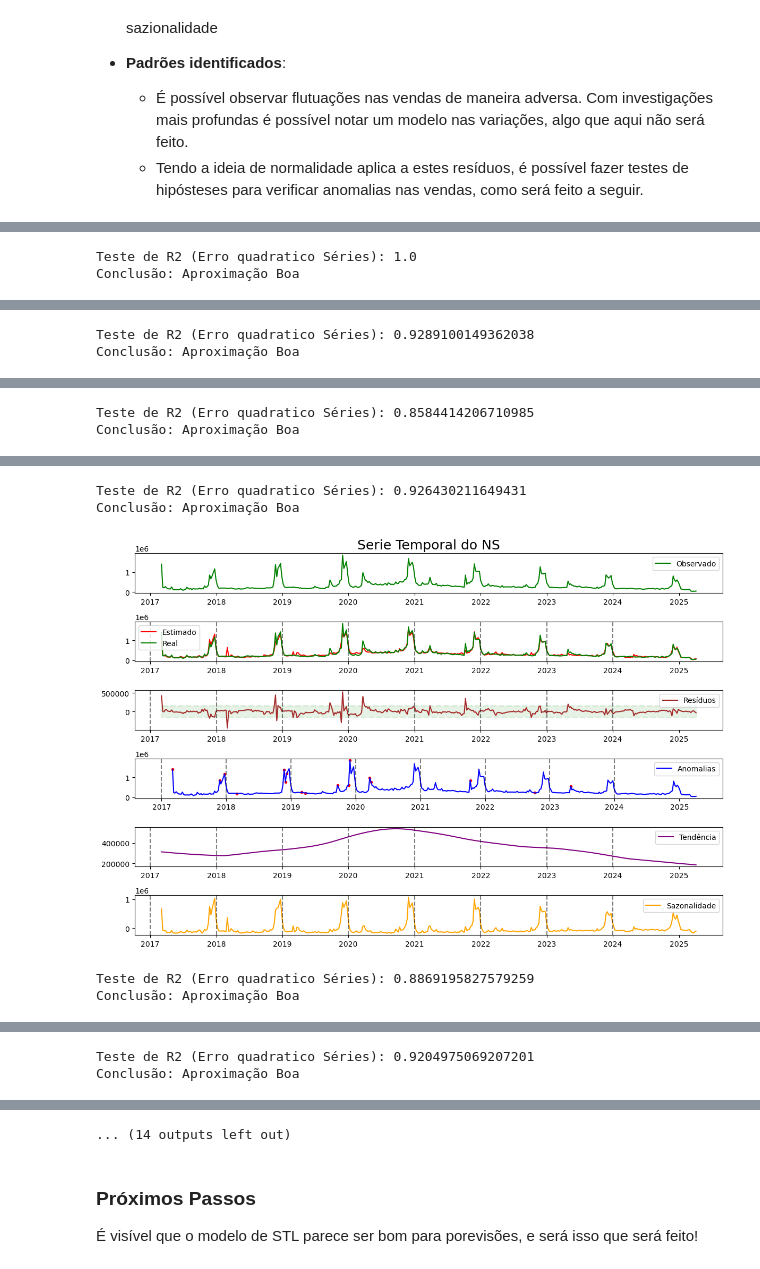
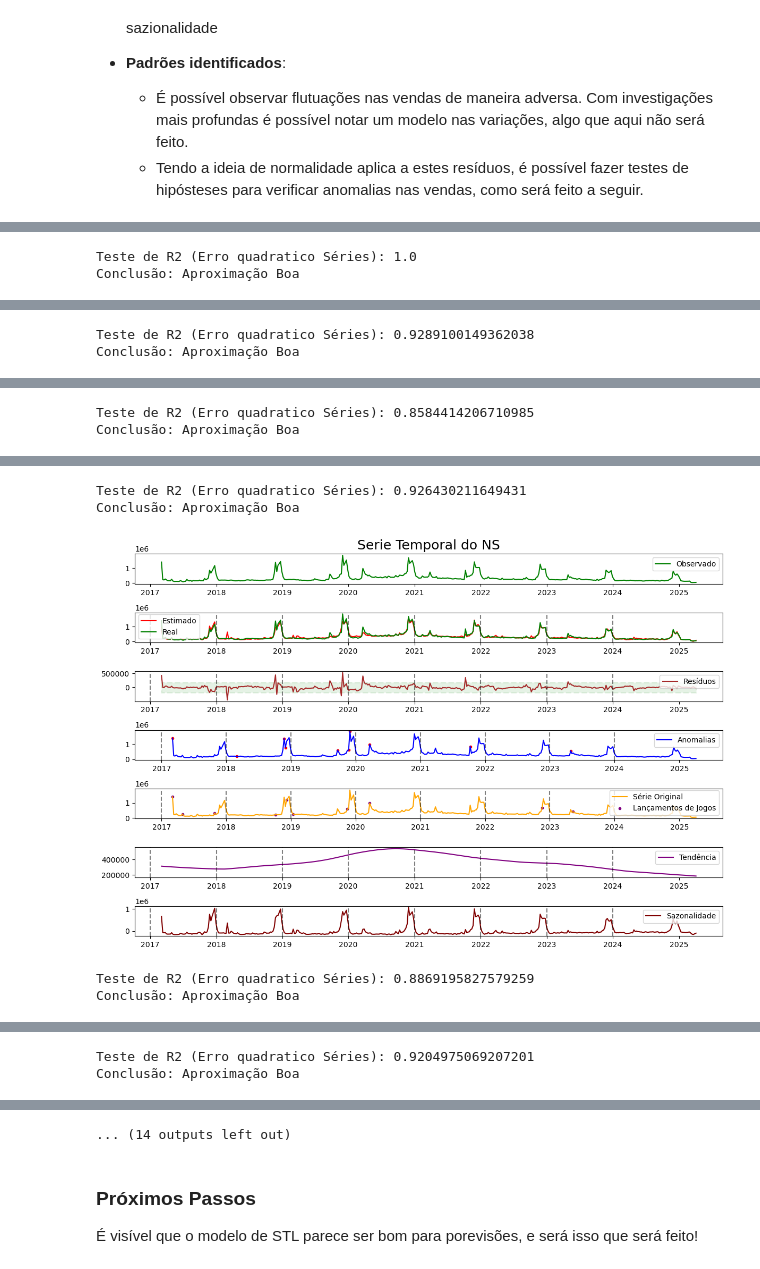
Before and after one commit to FramesPerStatistic/Console_Analyses, a Jupyter notebook: notebooks/serie_temp_console.ipynb, the cells around one changed output, grey strips where cells are left out. Drawn from its saved outputs; the diff is of its cells as text; code cells hidden in the pictures.

Commit message:
[DATA + FEAT] New graphs + top10 games per console

```diff
--- a/notebooks/serie_temp_console.ipynb
+++ b/notebooks/serie_temp_console.ipynb
@@ -14,3 +15,8 @@ import numpy as np #manipulação de vetores
 from datetime import datetime #TAD dados temporais
 import scipy.stats #biblioteca para estatísticas básicas
 from statsmodels.tsa.seasonal import STL #decomposição da série
+# %%
+df_games = pd.read_csv('../data/games.csv',parse_dates=['week'])
+df_games['week'] = pd.to_datetime(df_games['week'])
+df_games = df_games.set_index("week")
+df_games
@@ -179,21 +208,22 @@ Finalizando, agora segue os gráficos para nos mostrar os resultados. Primeiro v
 # %%
 for console in consoles:
-    actual_series = df[console].dropna()
-    actual_series = actual_series[actual_series != 0]
-    decomposition = STL(actual_series, period=52).fit()
+    current_series = df[console].dropna()
+    current_series = current_series[current_series != 0]
+    current_games = df_games[df_games['console'] == console]
+    decomposition = STL(current_series, period=52).fit()
 
-    date_min = actual_series.index.min().year
-    date_max = actual_series.index.max().year
+    date_min = current_series.index.min().year
+    date_max = current_series.index.max().year
 
     plt.figure(figsize=(12, 8))
-    plt.subplot(611)
+    plt.subplot(711)
     plt.title(f'Serie Temporal do {console}', fontsize=18)
-    plt.plot(actual_series,color='green', label='Observado')
+    plt.plot(current_series,color='green', label='Observado')
     plt.legend()
 
-    plt.subplot(612)
+    plt.subplot(712)
     ss_res = np.sum(decomposition.resid**2)
-    ss_tot = np.sum((actual_series - np.mean(actual_series))**2)
+    ss_tot = np.sum((current_series - np.mean(current_series))**2)
     r2 = 1 - (ss_res / ss_tot)
 
     text_test = (
@@ -204,21 +234,22 @@ for console in consoles:
     print(text_test)
     estimated = decomposition.trend + decomposition.seasonal
     plt.plot(estimated, color='red', label='Estimado')
-    plt.plot(actual_series, color='green', label='Real')
+    plt.plot(current_series, color='green', label='Real')
     for year in range(date_min,date_max):
         plt.axvline(datetime(year,1,1), color='k', linestyle='--', alpha=0.5)
     plt.legend()
 
-    plt.subplot(613)
+    plt.subplot(713)
+
     resid = decomposition.resid
-    resid_mu = resid.mean()
-    resid_dev = resid.std()
 
-    dist = scipy.stats.t(df=len(resid)-1)
-    critical_value = dist.ppf(0.975)
+    factor = 3
+    q1 = resid.quantile(.25)
+    q3 = resid.quantile(.75)
+    iqr = q3 - q1
 
-    lower = resid_mu - (resid_dev*critical_value)
-    upper = resid_mu + (resid_dev*critical_value)
+    lower = q1 - (iqr*factor)
+    upper = q3 + (iqr*factor)
     plt.plot(resid, color='brown', label='Resíduos')
     plt.fill_between(resid.index,lower, upper, color='g', alpha=0.1, linestyle='--', linewidth=2)
     for year in range(date_min,date_max):
@@ -227,23 +258,50 @@ for console in consoles:
     plt.legend()
 
 
-    plt.subplot(614)
-    anomalies = actual_series[(resid < lower) | (resid > upper)]
-    plt.plot(actual_series, color='blue', label='Anomalias')
+    plt.subplot(714)
+    anomalies = current_series[(resid < lower) | (resid > upper)]
+    plt.plot(current_series, color='blue', label='Anomalias')
     for year in range(date_min,date_max):
         plt.axvline(datetime(year,1,1), color='k', linestyle='--', alpha=0.5)
 
     plt.scatter(anomalies.index,anomalies, color='r', marker='.')
     plt.legend()
 
-    plt.subplot(615)
+    plt.subplot(715)
+    plt.plot(current_series, color='orange', label='Série Original') # Plotar a série original como base para os jogos
+    for year in range(date_min,date_max):
+        plt.axvline(datetime(year,1,1), color='k', linestyle='--', alpha=0.5)
+
+    x_plot_games = []
+    y_plot_games = []
+
+    for release_date_dt, row in current_games.iterrows():
+        game_name = row['name']
+        try:
+            loc_array = current_series.index.get_indexer([release_date_dt], method='nearest')
+
+            if loc_array[0] != -1:
+                loc = loc_array[0]
+                found_date = current_series.index[loc]
+                sales_value = current_series.iloc[loc]
+
+                x_plot_games.append(found_date)
+                y_plot_games.append(sales_value)
+
+        except Exception:
+            pass
+
+    plt.scatter(x_plot_games, y_plot_games, color='purple', marker='.', label='Lançamentos de Jogos')
+    plt.legend()
+
+    plt.subplot(716)
     plt.plot(decomposition.trend, color='purple', label='Tendência')
     for year in range(date_min,date_max):
         plt.axvline(datetime(year,1,1), color='k', linestyle='--', alpha=0.5)
     plt.legend()
 
-    plt.subplot(616)
-    plt.plot(decomposition.seasonal, color='orange', label='Sazonalidade')
+    plt.subplot(717)
+    plt.plot(decomposition.seasonal, color='maroon', label='Sazonalidade')
     for year in range(date_min,date_max):
         plt.axvline(datetime(year,1,1), color='k', linestyle='--', alpha=0.5)
 
@@ -265,5 +323,5 @@ Conclusão: Aproximação Boa
 Teste de R2 (Erro quadratico Séries): 0.926430211649431
 Conclusão: Aproximação Boa
-[figure, old version]
+[figure, new version]
 Teste de R2 (Erro quadratico Séries): 0.8869195827579259
 Conclusão: Aproximação Boa
```
Also changed, not shown: parts of 7 cells of this notebook, 1 other file.
